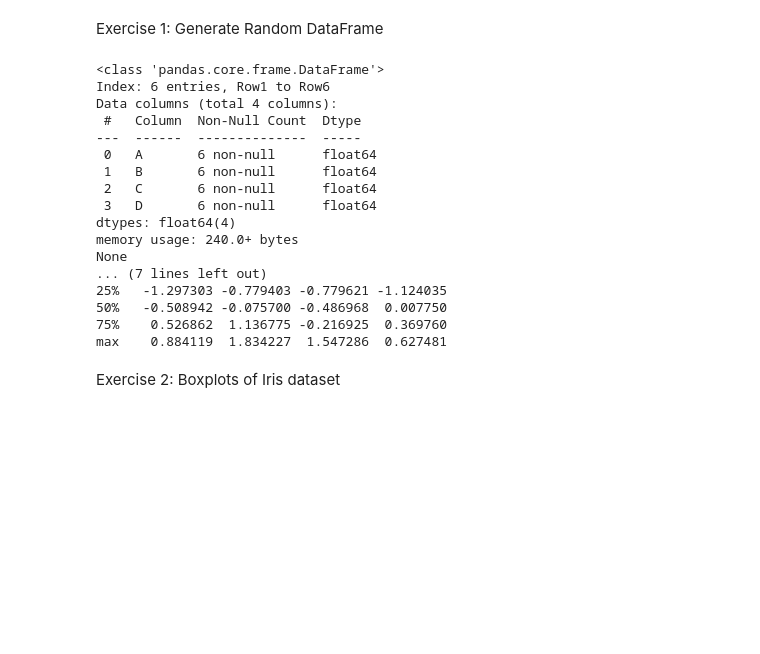
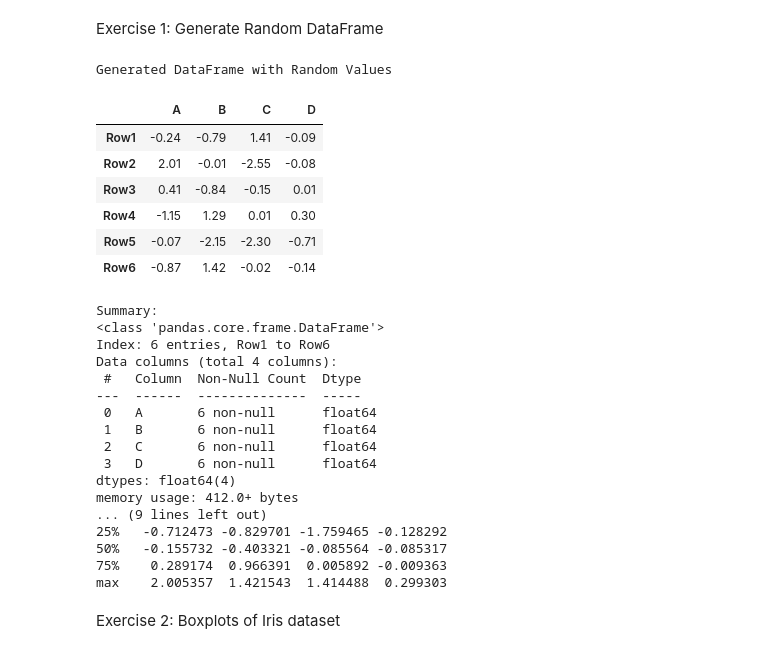
Before and after one commit to hawraaali23/BigDataApplications, a Jupyter notebook: Coursework/Exercises2.ipynb, the cells around one changed output. Drawn from its saved outputs; the diff is of its cells as text; code cells hidden in the pictures; blank space fills up the shorter version.

Commit message:
Exercise 1: Generate Random DataFrame

```diff
--- a/Coursework/Exercises2.ipynb
+++ b/Coursework/Exercises2.ipynb
@@ -28,27 +30,45 @@ Exercise 1: Generate Random DataFrame
 # %%
 data = np.random.randn(6,4)
 df = pd.DataFrame(data, columns=['A', 'B', 'C', 'D'], index=[f'Row{i}' for i in range(1,7)])
-print(df.info())
-print("Shape:", df.shape)
-print("Statistics:\n", df.describe())
+
+try:
+    display(df.style.set_caption("Generated DataFrame with Random Values").format("{:.2f}"))
+except:
+    print("\nGenerated DataFrame:")
+    print(df)
+
+#Print Summary, Shape and Statistics
+print("\nSummary:")
+df.info()
+print("\nShape:", df.shape)
+print("\nStatistics:")
+print(df.describe())
 # %% [output]
-<class 'pandas.core.frame.DataFrame'>
-Index: 6 entries, Row1 to Row6
-Data columns (total 4 columns):
- #   Column  Non-Null Count  Dtype
----  ------  --------------  -----
- 0   A       6 non-null      float64
- 1   B       6 non-null      float64
- 2   C       6 non-null      float64
- 3   D       6 non-null      float64
-dtypes: float64(4)
-memory usage: 240.0+ bytes
-None
-... (7 lines left out)
-25%   -1.297303 -0.779403 -0.779621 -1.124035
-50%   -0.508942 -0.075700 -0.486968  0.007750
-75%    0.526862  1.136775 -0.216925  0.369760
-max    0.884119  1.834227  1.547286  0.627481
+Generated DataFrame with Random Values
+|  | A | B | C | D |
+| Row1 | -0.24 | -0.79 | 1.41 | -0.09 |
+| Row2 | 2.01 | -0.01 | -2.55 | -0.08 |
+| Row3 | 0.41 | -0.84 | -0.15 | 0.01 |
+| Row4 | -1.15 | 1.29 | 0.01 | 0.30 |
+| Row5 | -0.07 | -2.15 | -2.30 | -0.71 |
+| Row6 | -0.87 | 1.42 | -0.02 | -0.14 |
+Summary:
+<class 'pandas.core.frame.DataFrame'>
+Index: 6 entries, Row1 to Row6
+Data columns (total 4 columns):
+ #   Column  Non-Null Count  Dtype
+---  ------  --------------  -----
+ 0   A       6 non-null      float64
+ 1   B       6 non-null      float64
+ 2   C       6 non-null      float64
+ 3   D       6 non-null      float64
+dtypes: float64(4)
+memory usage: 412.0+ bytes
+... (9 lines left out)
+25%   -0.712473 -0.829701 -1.759465 -0.128292
+50%   -0.155732 -0.403321 -0.085564 -0.085317
+75%    0.289174  0.966391  0.005892 -0.009363
+max    2.005357  1.421543  1.414488  0.299303
 # %% [markdown]
 Exercise 2: Boxplots of Iris dataset
 # %%
```
Also changed, not shown: parts of 5 cells of this notebook, 1 other file.
